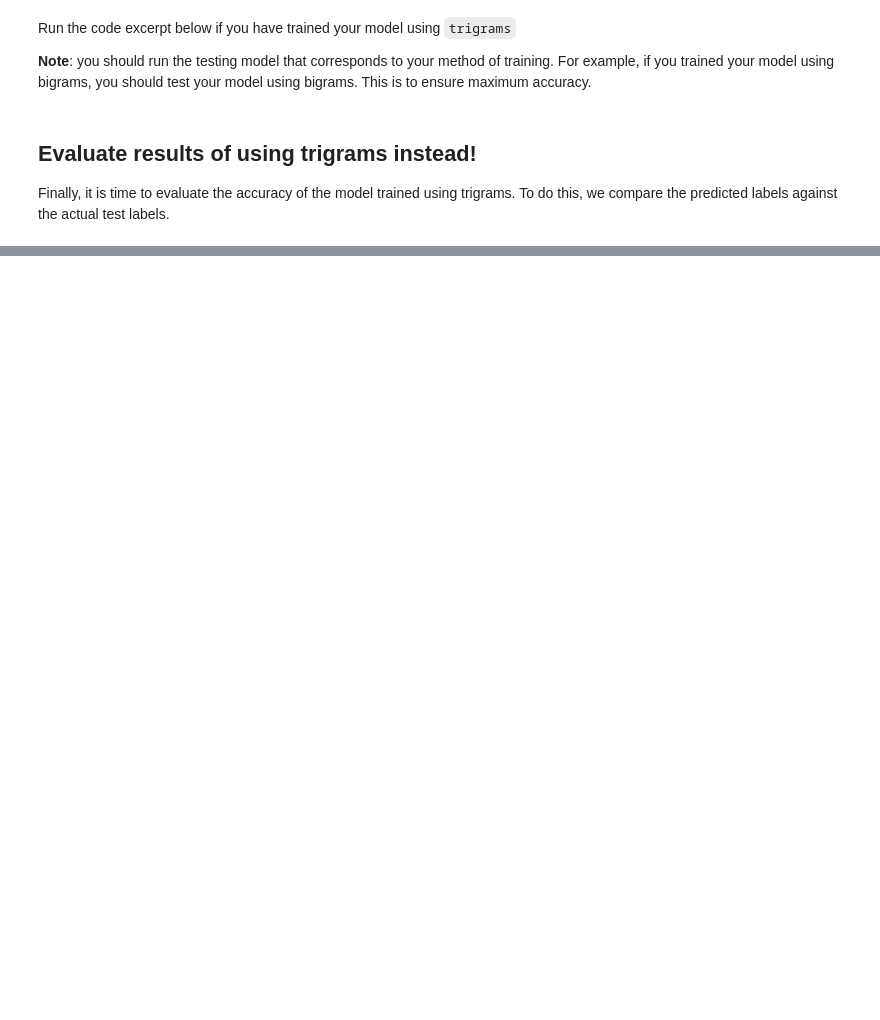
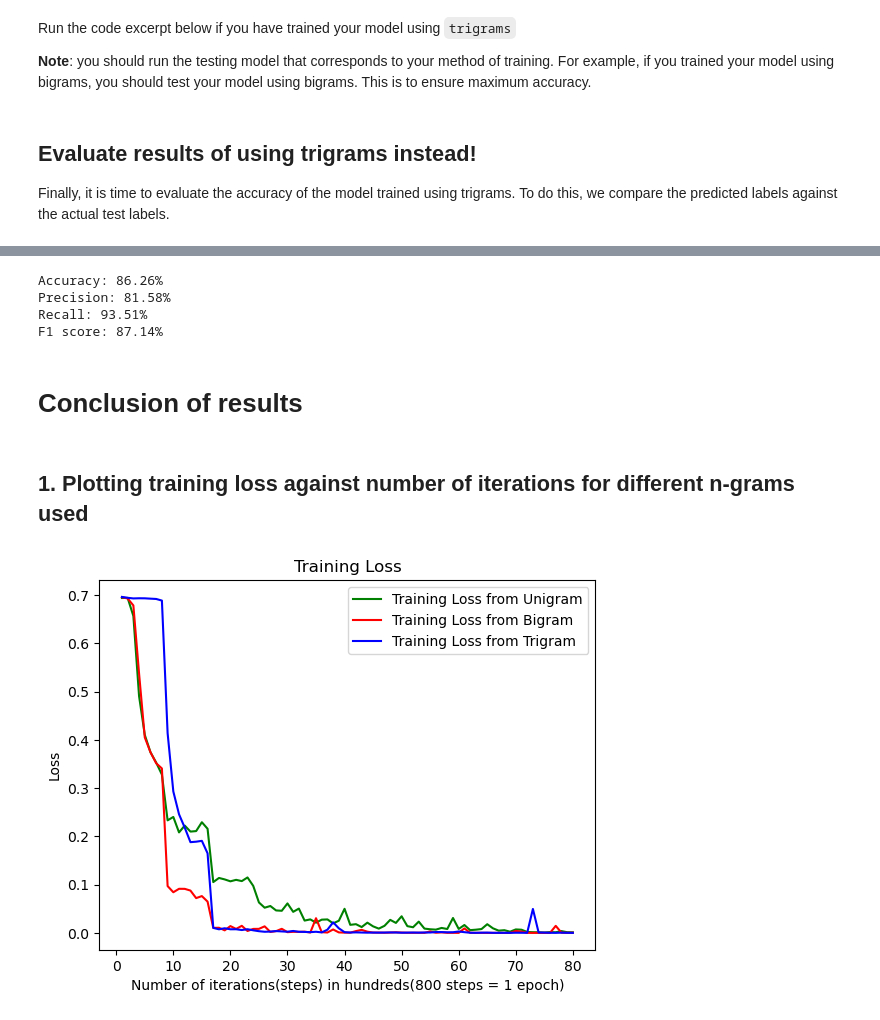
Before and after one commit to Chustinjeng/IT1244-project, a Jupyter notebook: model.ipynb, the cells around one changed output, grey strips where cells are left out. Saved outputs shown, nothing was run; the diff lists cells and outputs as text; code cells hidden in the pictures; blank space fills up the shorter version.

```diff
--- a/model.ipynb
+++ b/model.ipynb
@@ -620,0 +721,60 @@ F1 score: 85.65%
+# %%
+with open(output_path_unigram, encoding='utf-8') as f:
+    preds = [l.strip() for l in f.readlines()]
+with open(y_test, encoding='utf-8') as f:
+    labels = [l.strip() for l in f.readlines()]
+assert len(preds) == len(labels), "Length of predictions ({}) and labels ({}) are not the same"\
+    .format(len(preds), len(labels))
+
+true_positive = 0
+true_negative = 0
+false_positive = 0
+false_negative = 0
+for pred, label in zip(preds, labels):
+    if pred == label and int(pred) == 1:
+        true_positive += 1
+    elif pred == label and int(pred) == 0:
+        true_negative += 1
+    elif pred != label and int(pred) == 1:
+        false_positive += 1
+    elif pred != label and int(pred) == 0:
+        false_negative += 1
+
+uni_accuracy = 100.0 * (true_positive + true_negative) / len(labels)
+uni_precision = 100.0 * true_positive / (true_positive + false_positive)
+uni_recall = 100.0 * true_positive / (true_positive + false_negative)
+uni_f1 = 2 * uni_precision * uni_recall / (uni_precision + uni_recall)
+
+print('Accuracy: {:.2f}%'.format(uni_accuracy))
+print('Precision: {:.2f}%'.format(uni_precision))
+print('Recall: {:.2f}%'.format(uni_recall))
+print('F1 score: {:.2f}%'.format(uni_f1))
+# %% [output]
+Accuracy: 86.26%
+Precision: 81.58%
+Recall: 93.51%
+F1 score: 87.14%
+# %% [markdown]
+# Conclusion of results
+# %% [markdown]
+## 1. Plotting training loss against number of iterations for different n-grams used
+# %%
+import matplotlib.pyplot as plt
+
+x1_values = range(1,len(loss_history_unigram['train'])+1)
+plt.plot(x_values, loss_history_unigram['train'], label="Training Loss from Unigram", color='green')
+
+x2_values = range(1,len(loss_history['train'])+1)
+plt.plot(x2_values, loss_history['train'], label="Training Loss from Bigram", color='red')
+
+x3_values = range(1,len(loss_history_trigram['train'])+1)
+plt.plot(x3_values, loss_history_trigram['train'], label="Training Loss from Trigram", color='blue')
+
+plt.title("Training Loss")
+plt.xlabel("Number of iterations(steps) in hundreds(800 steps = 1 epoch)")
+plt.ylabel("Loss")
+plt.legend()
+
+plt.show()
+# %% [output]
+[figure, added]
```
Also changed, not shown: parts of 20 cells of this notebook, 3 other files.
